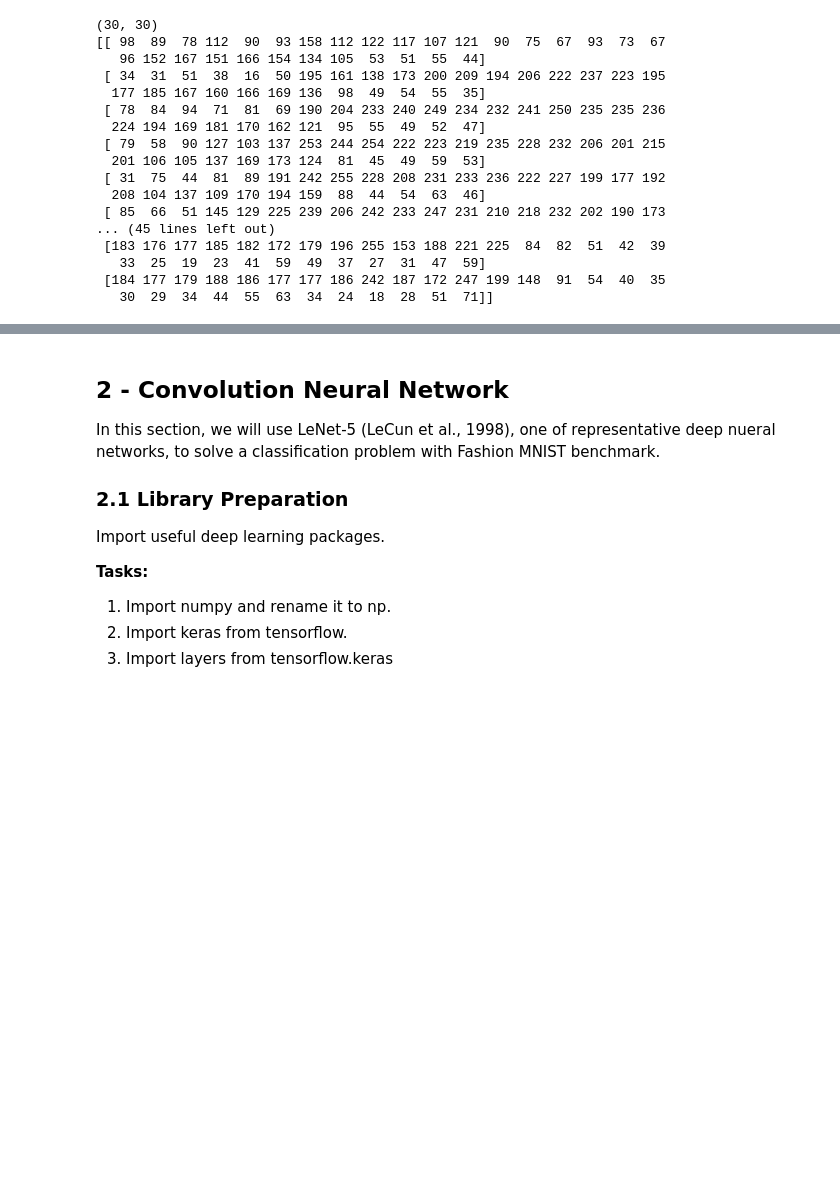
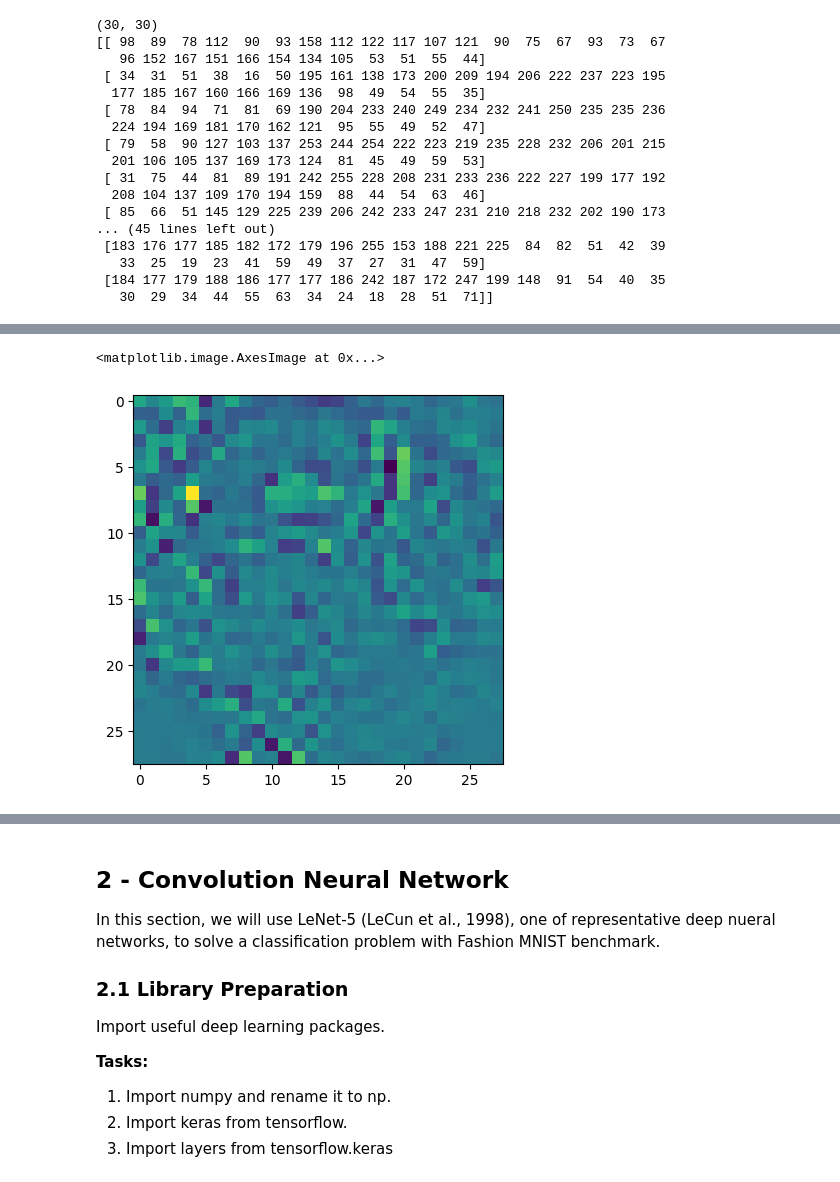
Before and after one commit to david-ryder/AI-Homework-3, a Jupyter notebook: Homework_03.ipynb, the cells around one changed output, grey strips where cells are left out. Drawn from its saved outputs; the diff is of its cells as text; code cells hidden in the pictures; blank space fills up the shorter version.

```diff
--- a/Homework_03.ipynb
+++ b/Homework_03.ipynb
@@ -95,16 +97,59 @@ Process the obtained array from the image with convolution operation. **(20 Poin
  [   7.  127. -141.  159. -127.]]
 
 ![](https://drive.google.com/uc?export=view&id=18Iis1mJsvEaojZ7O3f3soE152Szwy8_Z)
-# %%
-######## Convolution with Laplacian Filter ##################
-kernel = np.array([[0, 1, 0], [1, -4, 1], [0, 1, 0]])
-
-
-
-# extract all centriods of processing region for each convolution operation
-
-# for each centroid, locate all indices of elements in local region for each convolution operation
-
-# for each index, locate pixel values and conduct element-wise product between pixel and kernel values
-
-# sum element-wise product results and assign the value to convolution result at corresponding location
+# %%
+######## Convolution with Laplacian Filter ##################
+l_filter = np.array([
+    [0, 1, 0],
+    [1, -4, 1],
+    [0, 1, 0]
+])
+
+def calculate_target_size(img_size: int, kernel_size: int) -> int:
+    num_pixels = 0
+
+    # From 0 up to img size (if img size = 224, then up to 223)
+    for i in range(img_size):
+        # Add the kernel size (let's say 3) to the current i
+        added = i + kernel_size
+        # It must be lower than the image size
+        if added <= img_size:
+            # Increment if so
+            num_pixels += 1
+
+    return num_pixels
+
+def convolve(img: np.array, kernel: np.array) -> np.array:
+    # Assuming a rectangular image
+    tgt_size = calculate_target_size(
+        img_size=img.shape[0],
+        kernel_size=kernel.shape[0]
+    )
+    # To simplify things
+    k = kernel.shape[0]
+
+    # 2D array of zeros
+    convolved_img = np.zeros(shape=(tgt_size, tgt_size))
+
+    # Iterate over the rows
+    for i in range(tgt_size):
+        # Iterate over the columns
+        for j in range(tgt_size):
+            # img[i, j] = individual pixel value
+            # Get the current matrix
+            mat = img[i:i+k, j:j+k]
+
+            # Apply the convolution - element-wise multiplication and summation of the result
+            # Store the result to i-th row and j-th column of our convolved_img array
+            convolved_img[i, j] = np.sum(np.multiply(mat, kernel))
+
+    return convolved_img
+
+img_convolved = convolve(img=np.array(img_matrix), kernel=l_filter)
+
+print(img_convolved[:10])
+
+print(img_convolved.shape)
+
+plt.imshow(img_convolved)
+# %% [output]
@@ -111,3 +173,5 @@ kernel = np.array([[0, 1, 0], [1, -4, 1], [0, 1, 0]])
+<matplotlib.image.AxesImage at 0x...>
+[figure, added]
 # %% [markdown]
 ### 1.3 Modification on Convolution Scheme
 
```
Also changed, not shown: parts of 5 cells of this notebook.
